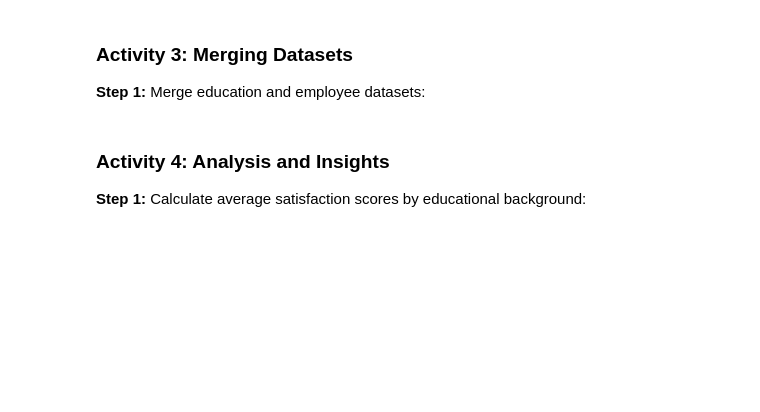
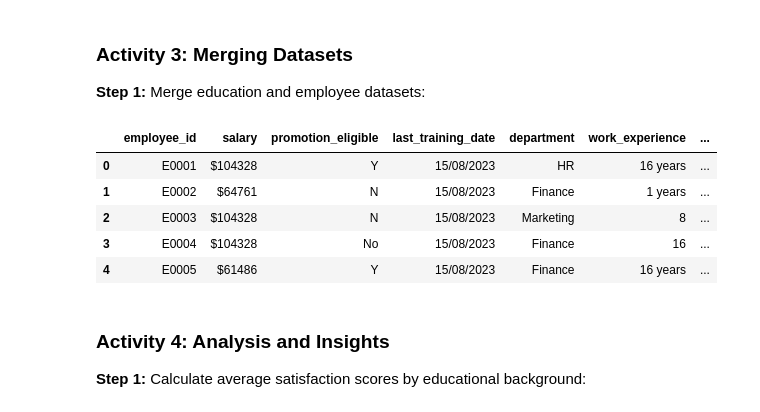
Before and after one commit to Abisais/my-data-project, a Jupyter notebook: DataFrame Operations.ipynb, the cells around one changed output. Saved outputs shown, nothing was run; the diff lists cells and outputs as text; code cells hidden in the pictures; blank space fills up the shorter version.

```diff
--- a/DataFrame Operations.ipynb
+++ b/DataFrame Operations.ipynb
@@ -56,12 +186,22 @@ employee_df['work_mode'] = employee_df['work_mode'].str.strip().str.lower()
 # %%
 # Merge datasets on employee_id
 merged_df = pd.merge(
     employee_df,
     education_df,
     left_on='employee_id',
     right_on='ID',
     how='inner'
 )
+merged_df.head() #employee_id and id are both in the df so I'll delete ID
+merged_df.drop(columns=['ID'], inplace=True)
+merged_df.head()
+# %% [output]
+|  | employee_id | salary | promotion_eligible | last_training_date | department | work_experience | ... |
+| 0 | E0001 | $104328 | Y | 15/08/2023 | HR | 16 years | ... |
+| 1 | E0002 | $64761 | N | 15/08/2023 | Finance | 1 years | ... |
+| 2 | E0003 | $104328 | N | 15/08/2023 | Marketing | 8 | ... |
+| 3 | E0004 | $104328 | No | 15/08/2023 | Finance | 16 | ... |
+| 4 | E0005 | $61486 | Y | 15/08/2023 | Finance | 16 years | ... |
 # %% [markdown]
 ### Activity 4: Analysis and Insights
 <b>Step 1:</b> Calculate average satisfaction scores by educational background:
```
Also changed, not shown: parts of 17 cells of this notebook, 1 other file.
